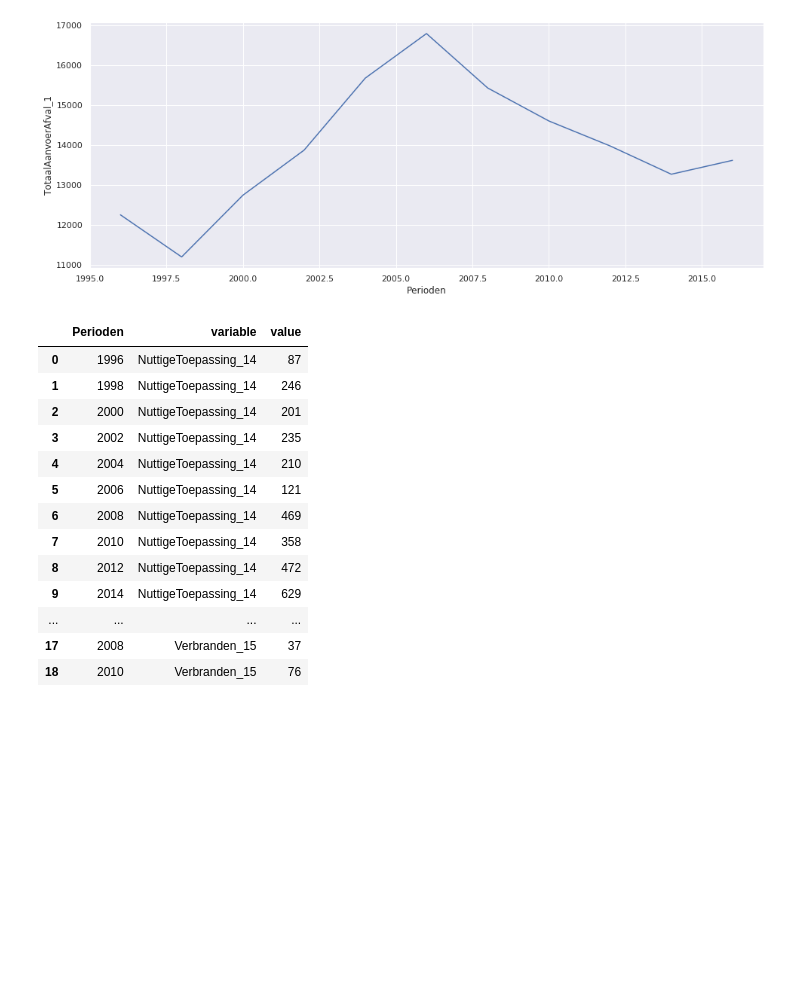
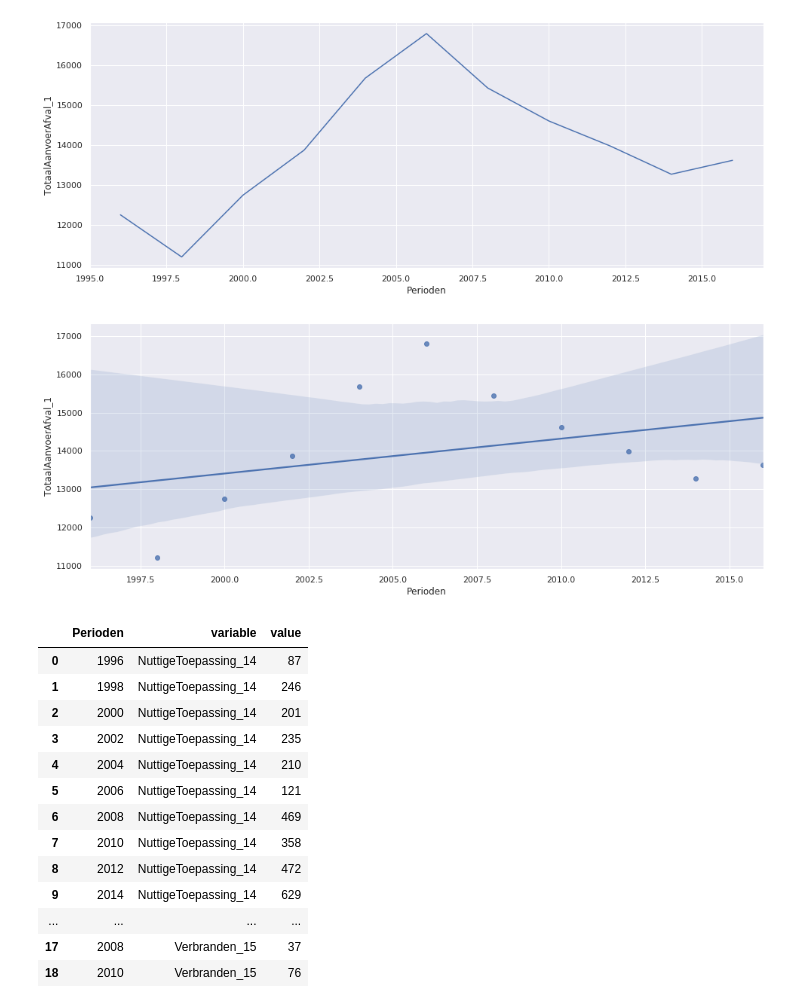
Before and after one commit to DJAxel/ads-b-challenge, a Jupyter notebook: notebooks/Aanvoer,_verwerking_van_afval_bij_recyclingbedrijven_Nederland_1996-2016.csv.ipynb, the cells around one changed output. Drawn from its saved outputs; the diff is of its cells as text; code cells hidden in the pictures; blank space fills up the shorter version.

Commit message:
Add a linear trendline (OLS) to the total amount of waste supplied graph

```diff
--- a/notebooks/Aanvoer,_verwerking_van_afval_bij_recyclingbedrijven_Nederland_1996-2016.csv.ipynb
+++ b/notebooks/Aanvoer,_verwerking_van_afval_bij_recyclingbedrijven_Nederland_1996-2016.csv.ipynb
@@ -69,6 +69,13 @@ plot = sns.lineplot(x='Perioden', y='TotaalAanvoerAfval_1',
              data=df, palette='muted')
 # %% [output]
 [figure]
+# %%
+sns.set(style="darkgrid")
+plt.figure(figsize=(16,6))
+plot = sns.regplot(x='Perioden', y='TotaalAanvoerAfval_1',
+             data=df)
+# %% [output]
+[figure, added]
 # %%
 df_burn_recycle = pd.melt(df, ['Perioden'], ['NuttigeToepassing_14', 'Verbranden_15'])
 df_burn_recycle
```
Also changed, not shown: 1 other file.
